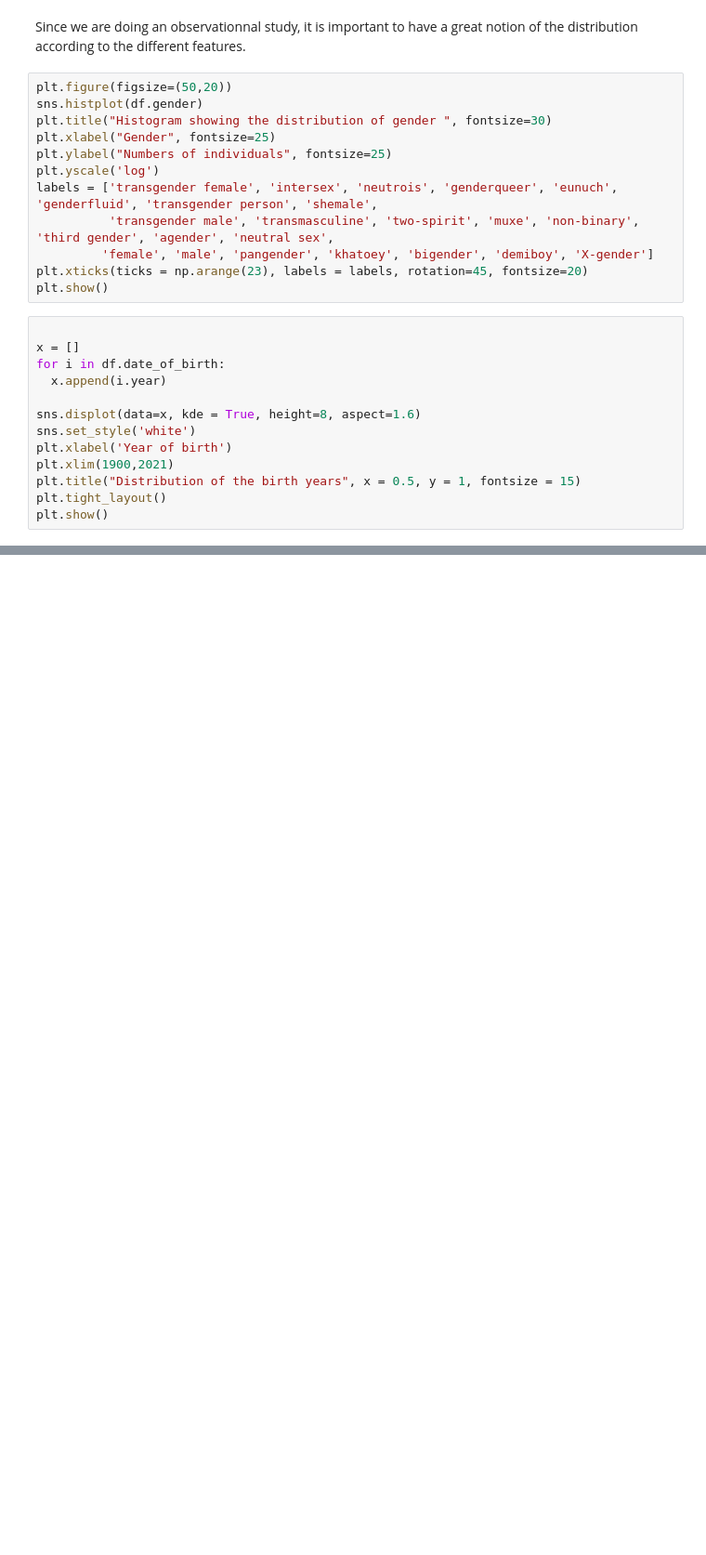
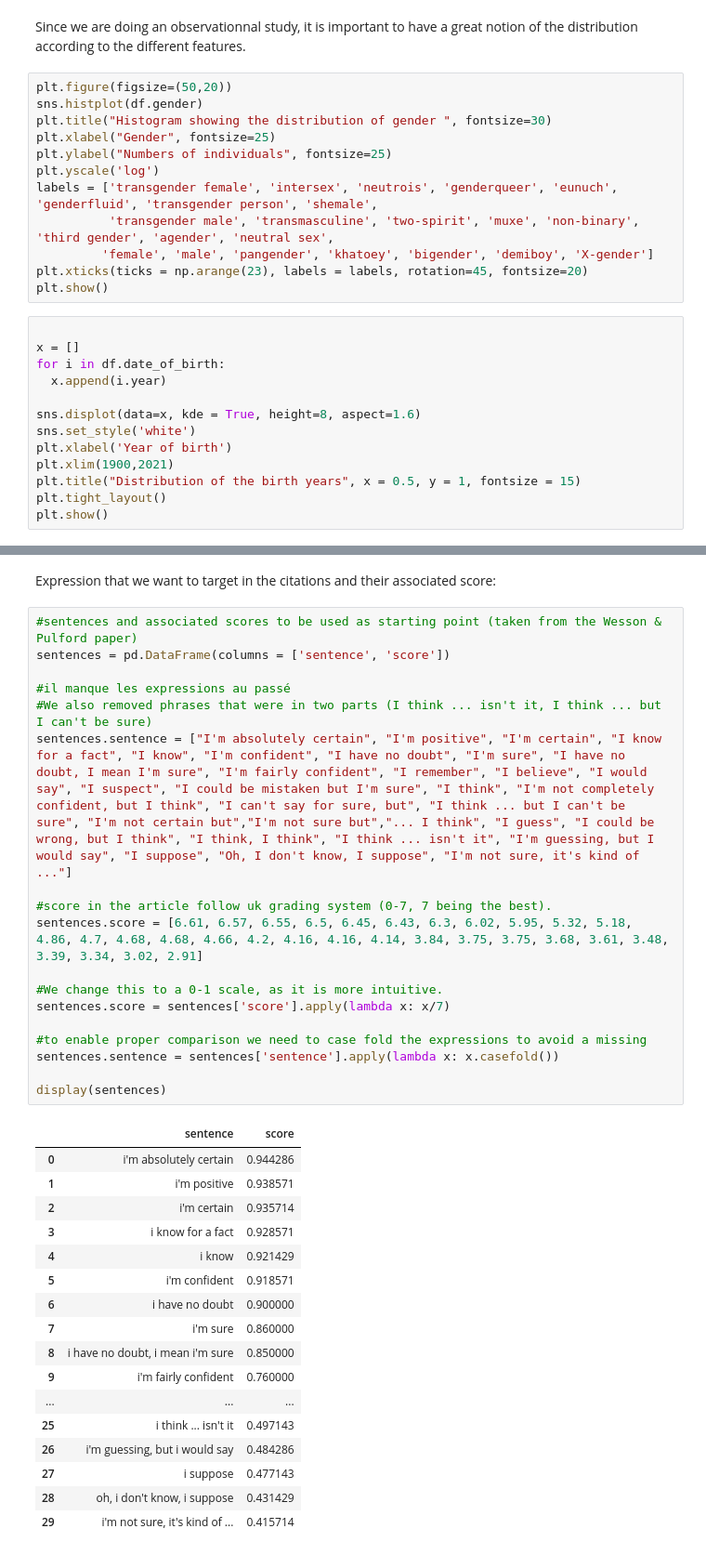
Before and after one commit to epfl-ada/ada-2021-project-teambis, a Jupyter notebook: Project_2_.ipynb, the cells around one changed output, grey strips where cells are left out. Shown at 93% size. Drawn from its saved outputs; the diff is of its cells as text; blank space fills up the shorter version.

```diff
--- a/Project_2_.ipynb
+++ b/Project_2_.ipynb
@@ -293,3 +273,41 @@ KeyboardInterrupt: ignored
+# %% [markdown]
+Expression that we want to target in the citations and their associated score:
+# %%
+#sentences and associated scores to be used as starting point (taken from the Wesson & Pulford paper)
+sentences = pd.DataFrame(columns = ['sentence', 'score'])
+
+#il manque les expressions au passé
+#We also removed phrases that were in two parts (I think ... isn't it, I think ... but I can't be sure)
+sentences.sentence = ["I'm absolutely certain", "I'm positive", "I'm certain", "I know for a fact", "I know", "I'm confident", "I have no doubt", "I'm sure", "I have no doubt, I mean I'm sure", "I'm fairly confident", "I remember", "I believe", "I would say", "I suspect", "I could be mistaken but I'm sure", "I think", "I'm not completely confident, but I think", "I can't say for sure, but", "I think ... but I can't be sure", "I'm not certain but","I'm not sure but","... I think", "I guess", "I could be wrong, but I think", "I think, I think", "I think ... isn't it", "I'm guessing, but I would say", "I suppose", "Oh, I don't know, I suppose", "I'm not sure, it's kind of ..."]
+
+#score in the article follow uk grading system (0-7, 7 being the best).
+sentences.score = [6.61, 6.57, 6.55, 6.5, 6.45, 6.43, 6.3, 6.02, 5.95, 5.32, 5.18, 4.86, 4.7, 4.68, 4.68, 4.66, 4.2, 4.16, 4.16, 4.14, 3.84, 3.75, 3.75, 3.68, 3.61, 3.48, 3.39, 3.34, 3.02, 2.91]
+
+#We change this to a 0-1 scale, as it is more intuitive.
+sentences.score = sentences['score'].apply(lambda x: x/7)
+
+#to enable proper comparison we need to case fold the expressions to avoid a missing
+sentences.sentence = sentences['sentence'].apply(lambda x: x.casefold())
+
+display(sentences)
+# %% [output]
+|  | sentence | score |
+| 0 | i'm absolutely certain | 0.944286 |
+| 1 | i'm positive | 0.938571 |
+| 2 | i'm certain | 0.935714 |
+| 3 | i know for a fact | 0.928571 |
+| 4 | i know | 0.921429 |
+| 5 | i'm confident | 0.918571 |
+| 6 | i have no doubt | 0.900000 |
+| 7 | i'm sure | 0.860000 |
+| 8 | i have no doubt, i mean i'm sure | 0.850000 |
+| 9 | i'm fairly confident | 0.760000 |
+| ... | ... | ... |
+| 25 | i think ... isn't it | 0.497143 |
+| 26 | i'm guessing, but i would say | 0.484286 |
+| 27 | i suppose | 0.477143 |
+| 28 | oh, i don't know, i suppose | 0.431429 |
+| 29 | i'm not sure, it's kind of ... | 0.415714 |
 # %%
 #Extract a small part of the whole file to test
 path = '/content/drive/MyDrive/ADAprojet2021/quotes-2020-processed.json.bz2'
```
Also changed, not shown: parts of 17 cells of this notebook.
